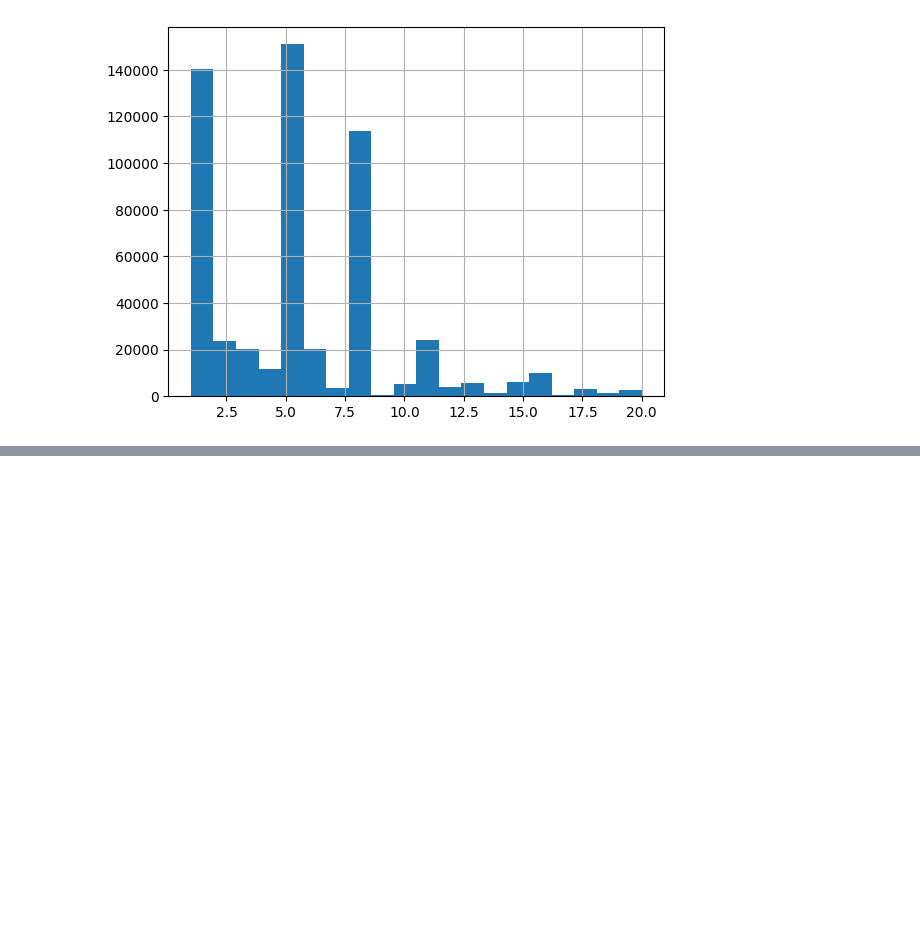
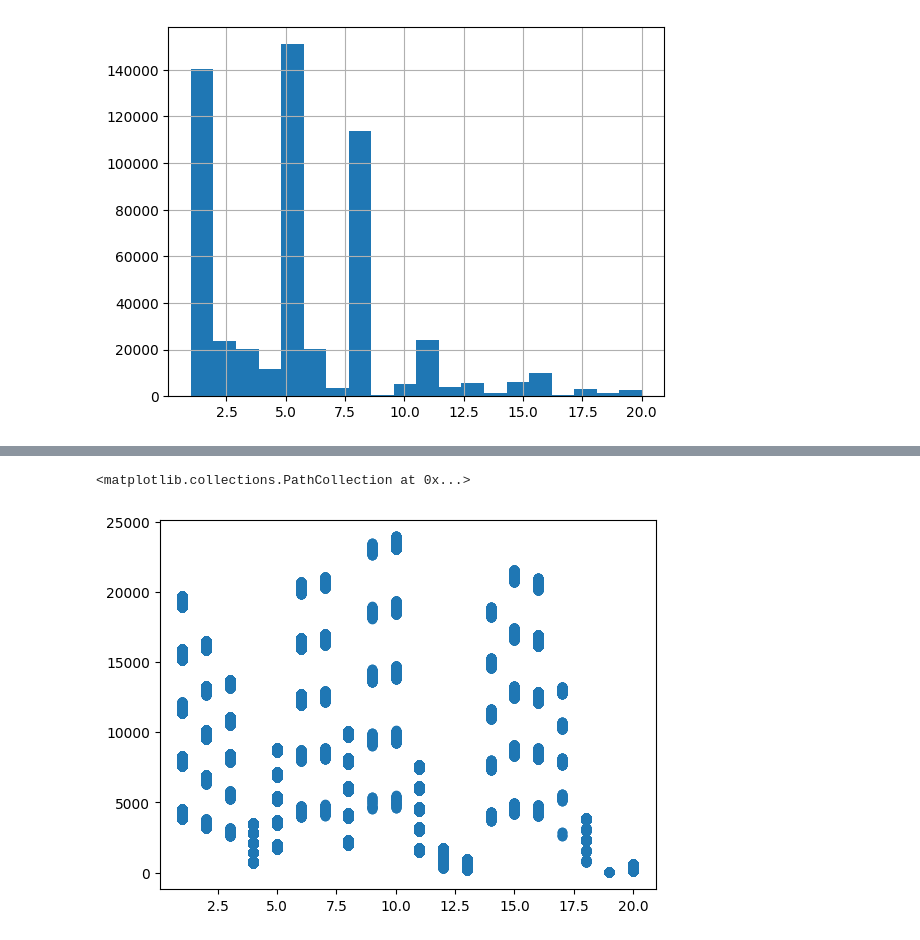
Before and after one commit to Green-Kiwie/Extreme-Couponers-Walmart-Black-Friday, a Jupyter notebook: Data_Exploration.ipynb, the cells around one changed output, grey strips where cells are left out. Drawn from its saved outputs; the diff is of its cells as text; code cells hidden in the pictures; blank space fills up the shorter version.

```diff
--- a/Data_Exploration.ipynb
+++ b/Data_Exploration.ipynb
@@ -155,0 +205,7 @@ plt.show()
+# %%
+#exploring purchase and product category
+purchase_and_product_cat_data = raw_data[["Purchase", "Product_Category"]]
+plt.scatter(purchase_and_product_cat_data["Product_Category"], purchase_and_product_cat_data["Purchase"])
+# %% [output]
+<matplotlib.collections.PathCollection at 0x...>
+[figure, added]
```
Also changed, not shown: parts of 4 cells of this notebook, 2 other files.
